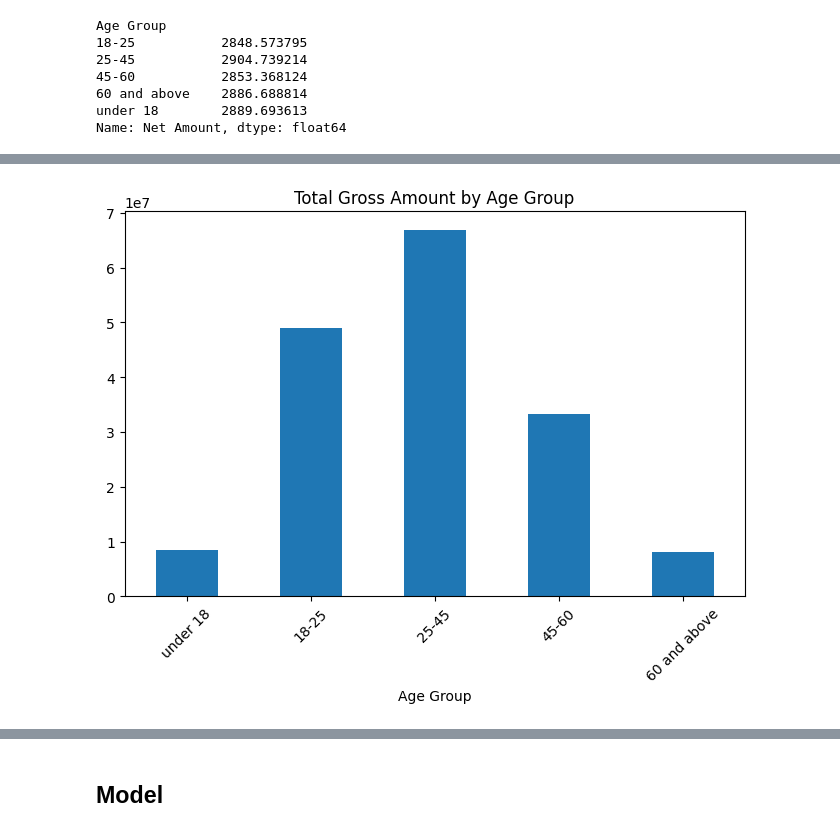
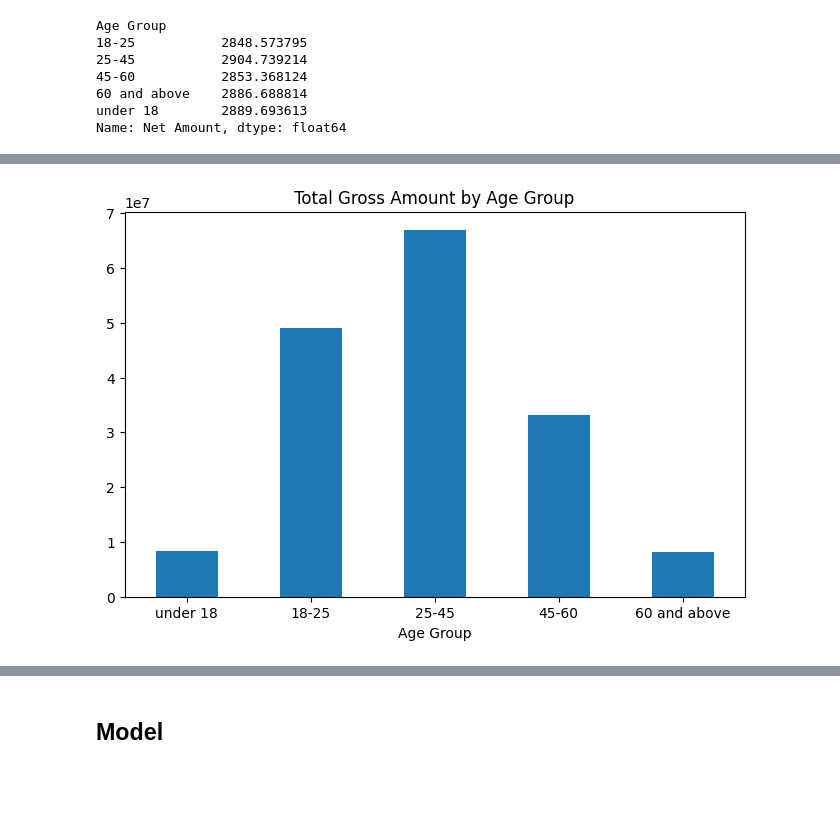
Before and after one commit to SvitlanaShustur/Final-project, a Jupyter notebook: model.ipynb, the cells around one changed output, grey strips where cells are left out. Saved outputs shown, nothing was run; the diff lists cells and outputs as text; code cells hidden in the pictures; blank space fills up the shorter version.

```diff
--- a/model.ipynb
+++ b/model.ipynb
@@ -161,13 +182,13 @@ plt.show()
 # %%
-total_values = (
+total_values = (                                  # обчислюємо cуму продажів (Gross Amount) для кожної вікової групи
     df.groupby('Age Group')['Gross Amount']
       .sum()
-      .reindex(age_order)
+      .reindex(age_order)                         # впорядковуємо групи за нашим списком (under 18 -> 60+)
 )
 
-total_values.plot(kind='bar', figsize=(8,5))
-plt.title("Total Gross Amount by Age Group")
-plt.xticks(rotation=45)
+total_values.plot(kind='bar', figsize=(8,5))      # будуємо стовпчикову діаграму в сумі по категорії
+plt.title("Total Gross Amount by Age Group")      # налаштовуємо візуалізацію
+plt.xticks(rotation=0)
 plt.show()
 # %% [output]
-[figure, old version]
+[figure, new version]
```
Also changed, not shown: parts of 40 cells of this notebook, 3 other files.
